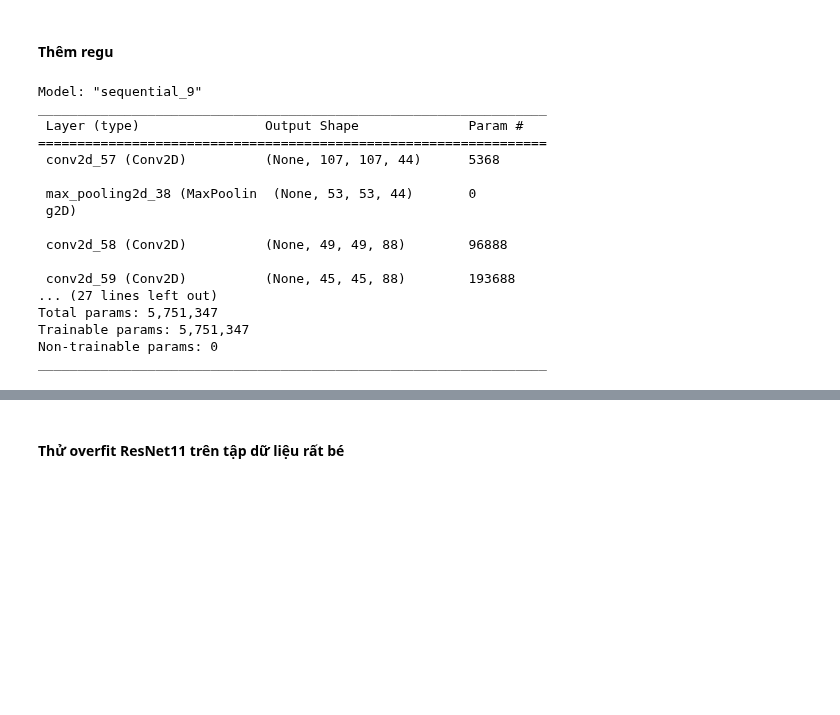
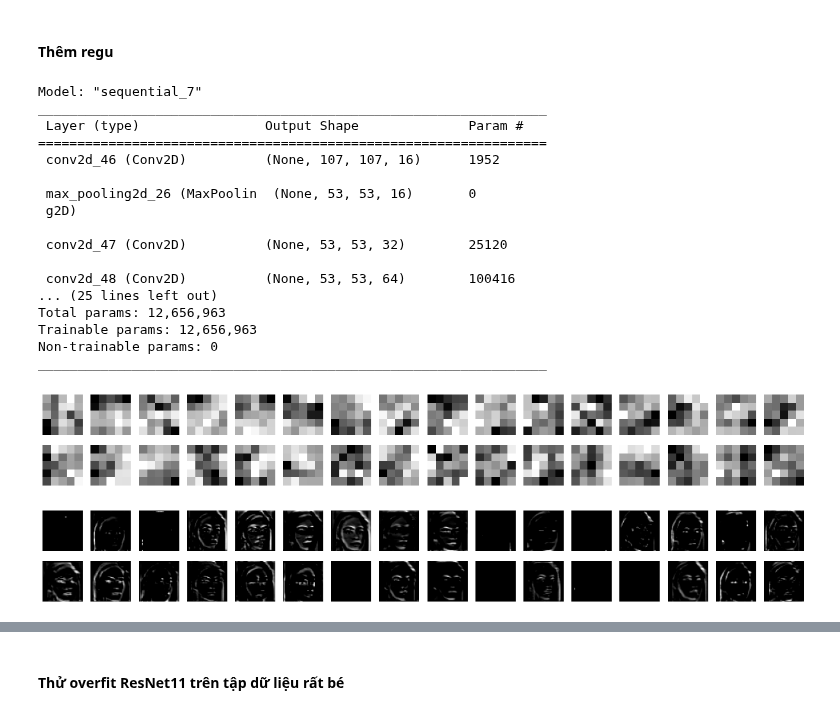
Before and after one commit to LapTQ/IT3910E_facial_beauty_pediction, a Jupyter notebook: facial_beauty_perception.ipynb, the cells around one changed output, grey strips where cells are left out. Saved outputs shown, nothing was run; the diff lists cells and outputs as text; code cells hidden in the pictures; blank space fills up the shorter version.

```diff
--- a/facial_beauty_perception.ipynb
+++ b/facial_beauty_perception.ipynb
@@ -727,22 +727,41 @@ def get_model_v2():
         Dense(1)
     ])
 
-get_model_v2().summary()
+def get_model_v3():
+    return tf.keras.models.Sequential([
+        Conv2D(16, (11, 11), input_shape=input_shape, activation='relu', strides=2),
+        MaxPooling2D(pool_size=(3, 3), strides=2),
+        Conv2D(32, (7, 7), activation='relu', padding='same'),
+        Conv2D(64, (7, 7), activation='relu', padding='same'),
+        MaxPooling2D(pool_size=(3, 3), strides=2),
+        Conv2D(128, (7, 7), activation='relu', padding='same'),
+        Conv2D(256, (7, 7), activation='relu'),
+        MaxPooling2D(pool_size=(3, 3), strides=2),
+        Conv2D(512, (7, 7), activation='relu', padding='same'),
+        # Conv2D(512, (5, 5), activation='relu'),
+        MaxPooling2D(pool_size=(3, 3), strides=2),
+        Flatten(),
+        Dense(500, activation='relu'),
+        Dense(5, activation='relu'),
+        Dense(1)
+    ])
+
+get_model_v3().summary()
 # %% [output]
-Model: "sequential_9"
+Model: "sequential_7"
 _________________________________________________________________
  Layer (type)                Output Shape              Param #
 =================================================================
- conv2d_57 (Conv2D)          (None, 107, 107, 44)      5368
+ conv2d_46 (Conv2D)          (None, 107, 107, 16)      1952
 
- max_pooling2d_38 (MaxPoolin  (None, 53, 53, 44)       0
+ max_pooling2d_26 (MaxPoolin  (None, 53, 53, 16)       0
  g2D)
 
- conv2d_58 (Conv2D)          (None, 49, 49, 88)        96888
+ conv2d_47 (Conv2D)          (None, 53, 53, 32)        25120
 
- conv2d_59 (Conv2D)          (None, 45, 45, 88)        193688
-... (27 lines left out)
-Total params: 5,751,347
-Trainable params: 5,751,347
+ conv2d_48 (Conv2D)          (None, 53, 53, 64)        100416
+... (25 lines left out)
+Total params: 12,656,963
+Trainable params: 12,656,963
 Non-trainable params: 0
 _________________________________________________________________
@@ -757,2 +772,8 @@ plot_layer_filter('checkpoint')
+# %%
+plot_layer_filter(name, layer=2)
+# %% [output]
+[figure, added]
 # %%
-plot_layer_output('checkpoint', layer=0, image_index=2)
+plot_layer_output(name, layer=2, image_index=0)
+# %% [output]
+[figure, added]
```
Also changed, not shown: parts of 11 cells of this notebook.
